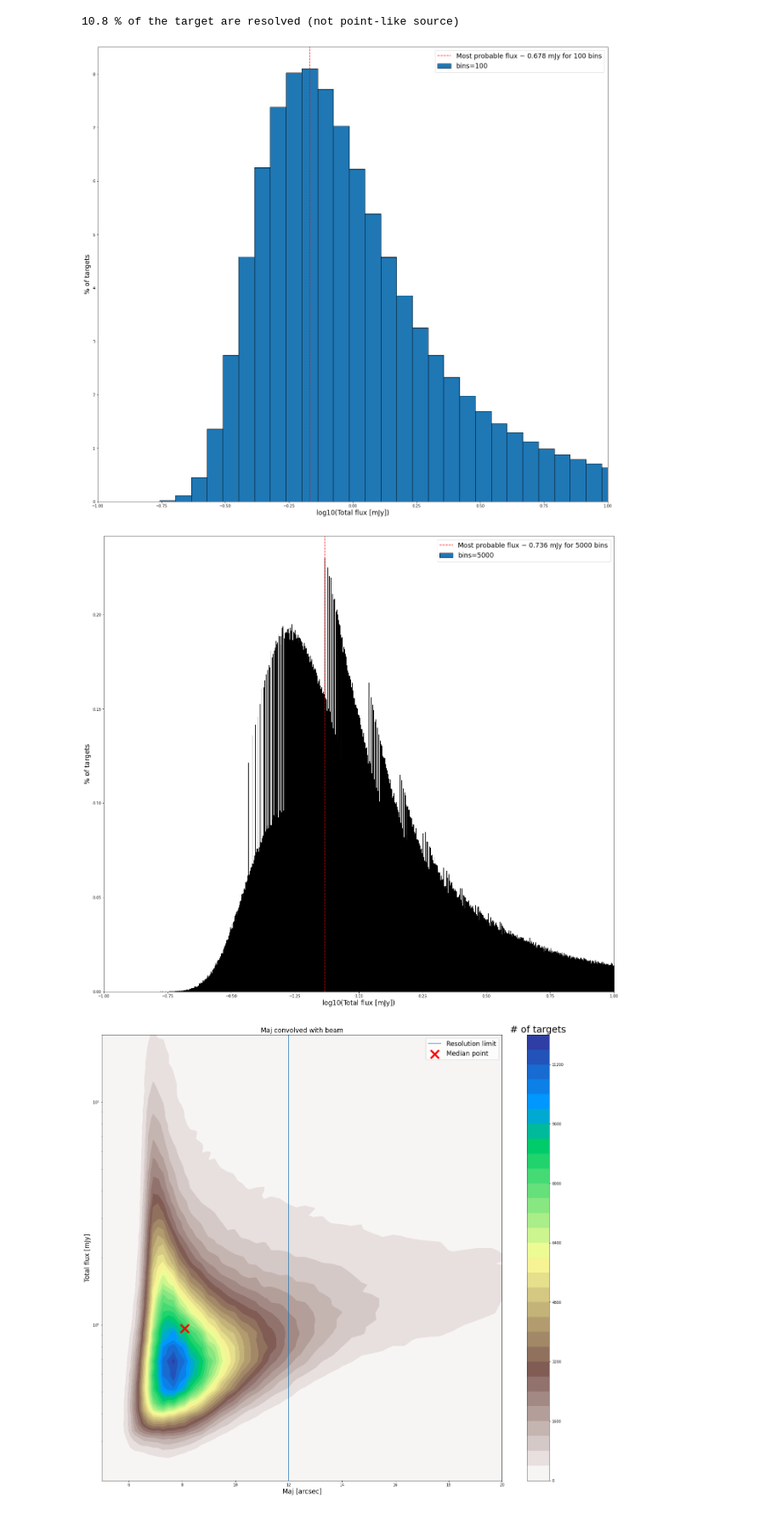
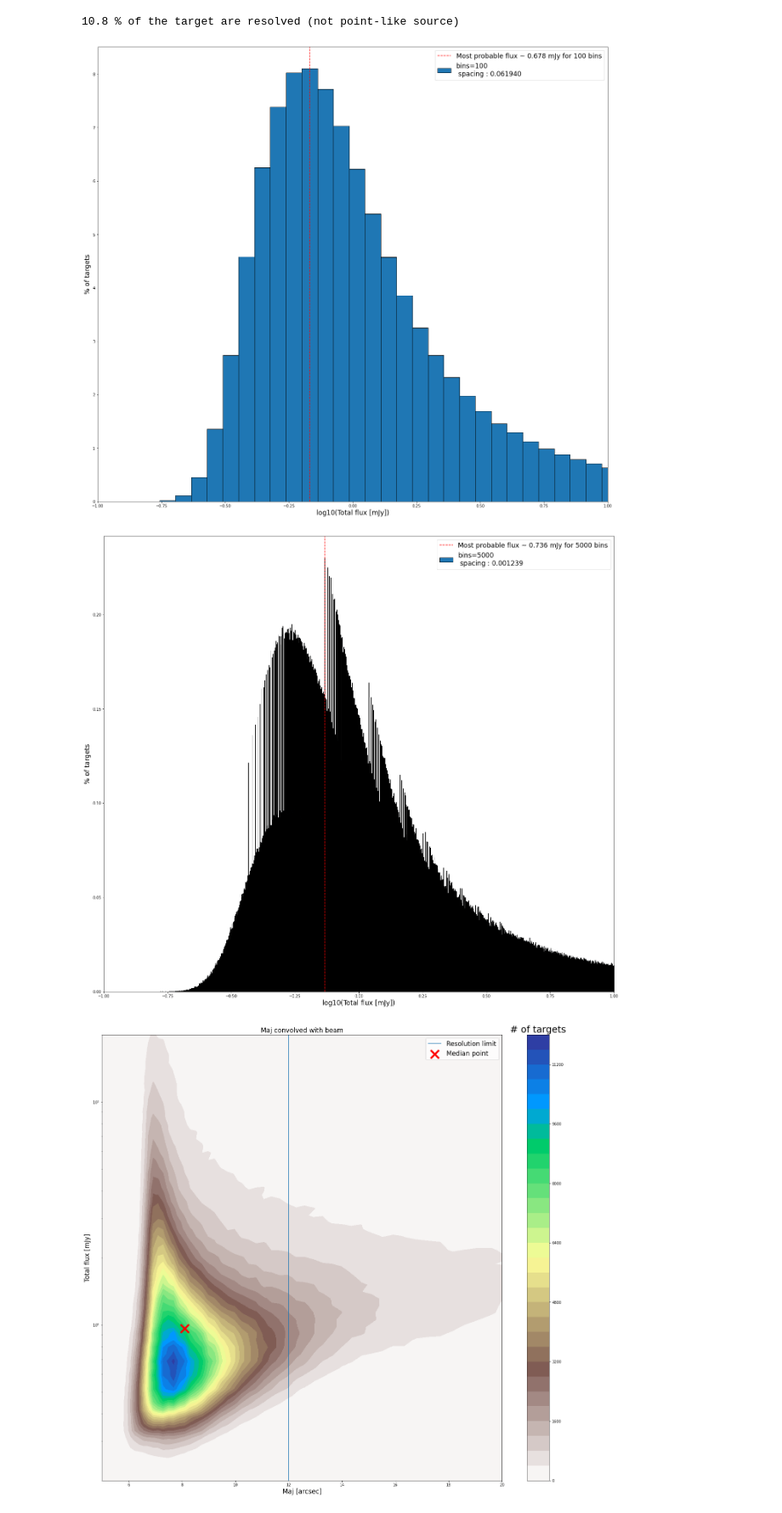
Before and after one commit to ADnothing/M1_Internship, a Jupyter notebook: Catalog_analysis.ipynb, the cells around one changed output. Shown at 85% size. Saved outputs shown, nothing was run; the diff lists cells and outputs as text; code cells hidden in the pictures.

```diff
--- a/Catalog_analysis.ipynb
+++ b/Catalog_analysis.ipynb
@@ -114,26 +114,26 @@ nbins2 = 5000
 # %%
 hist1, bin_edges1 = np.histogram(np.log10(Total_flux), nbins1)
 norm_hist1 = 100*hist1/len(Total_flux)
 val_max1 = bin_edges1[:-1][norm_hist1==norm_hist1.max()]
 
 plt.figure(figsize=(24,22))
-plt.bar(bin_edges1[:-1],norm_hist1, edgecolor='black', width=(bin_edges1[1:]-bin_edges1[:-1]).mean(), label='bins=%d'%nbins1)
+plt.bar(bin_edges1[:-1],norm_hist1, edgecolor='black', width=(bin_edges1[1:]-bin_edges1[:-1]).mean(), label='bins=%d\n spacing : %f'%(nbins1, bin_edges1[1]-bin_edges1[0]))
 plt.axvline(val_max1, ls='--', c='r', label='Most probable flux ~ %.3f mJy for %d bins'%(10**val_max1, nbins1))
 plt.xlim((-1,1))
 plt.xlabel("log10(Total flux [mJy])", size='xx-large')
 plt.ylabel("% of targets", size='xx-large')
 plt.legend(fontsize="xx-large")
 #plt.savefig('fig/flux_hist_1.pdf')
 plt.show()
 # %% [output]
-[figure, old version]
+[figure, new version]
 # %%
 hist2, bin_edges2 = np.histogram(np.log10(Total_flux), nbins2)
 norm_hist2 = 100*hist2/len(Total_flux)
 val_max2 = bin_edges2[:-1][norm_hist2==norm_hist2.max()]
 
 plt.figure(figsize=(24,22))
-plt.bar(bin_edges2[:-1],norm_hist2, edgecolor='black', width=(bin_edges2[1:]-bin_edges2[:-1]).mean(), label='bins=%d'%nbins2)
+plt.bar(bin_edges2[:-1],norm_hist2, edgecolor='black', width=(bin_edges2[1:]-bin_edges2[:-1]).mean(), label='bins=%d\n spacing : %f'%(nbins2, bin_edges2[1]-bin_edges2[0]))
 plt.axvline(val_max2, ls='--', c='r', label='Most probable flux ~ %.3f mJy for %d bins'%(10**val_max2, nbins2))
 plt.xlim((-1,1))
 plt.xlabel("log10(Total flux [mJy])", size='xx-large')
@@ -142,7 +142,7 @@ plt.legend(fontsize="xx-large")
 #plt.savefig('fig/flux_hist_3.pdf')
 plt.show()
 # %% [output]
-[figure, old version]
+[figure, new version]
 # %%
 bins_x = 10**(np.linspace(np.log10(Maj.min()), np.log10(Maj.max()), 200))
 bins_y = 10**(np.linspace(np.log10(Total_flux).min(), np.log10(Total_flux).max(), 200))
```
Also changed, not shown: parts of 3 cells of this notebook.
